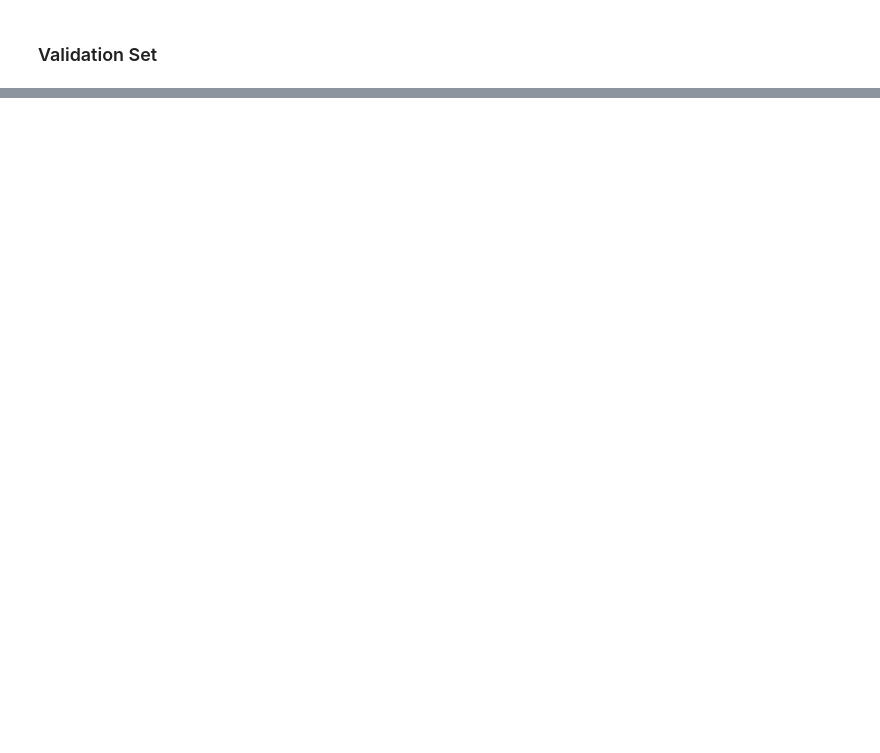
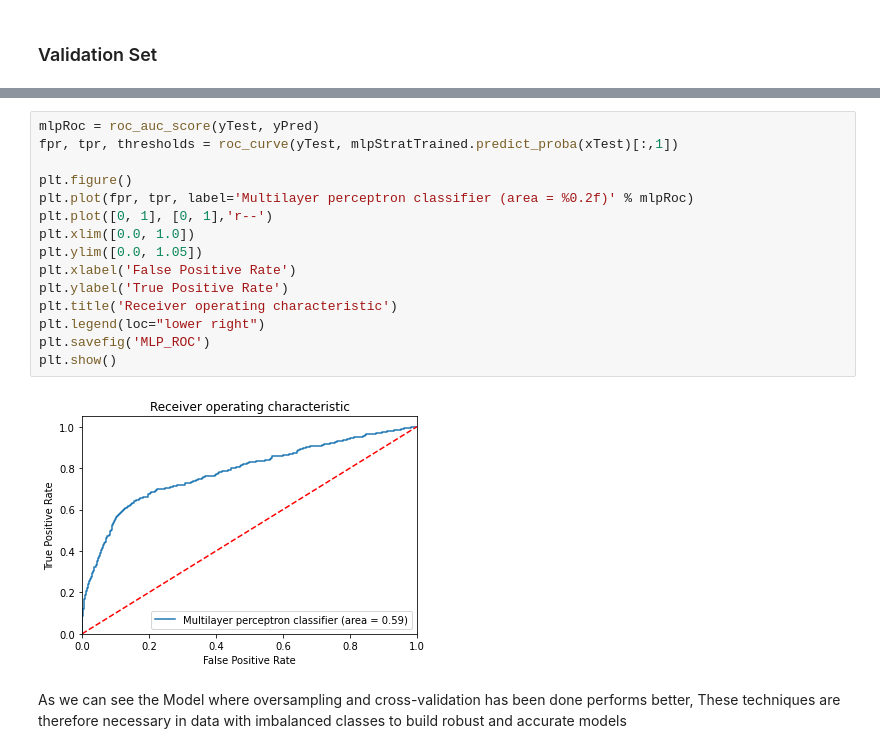
Before and after one commit to Jabor047/10acadWeek6, a Jupyter notebook: notebooks/Week 6 notebook.ipynb, the cells around one changed output, grey strips where cells are left out. Cells and saved outputs as stored; diff of their text form; blank space fills up the shorter version.

```diff
--- a/notebooks/Week 6 notebook.ipynb
+++ b/notebooks/Week 6 notebook.ipynb
@@ -1162,0 +1208,19 @@ plt.show()
+# %%
+mlpRoc = roc_auc_score(yTest, yPred)
+fpr, tpr, thresholds = roc_curve(yTest, mlpStratTrained.predict_proba(xTest)[:,1])
+
+plt.figure()
+plt.plot(fpr, tpr, label='Multilayer perceptron classifier (area = %0.2f)' % mlpRoc)
+plt.plot([0, 1], [0, 1],'r--')
+plt.xlim([0.0, 1.0])
+plt.ylim([0.0, 1.05])
+plt.xlabel('False Positive Rate')
+plt.ylabel('True Positive Rate')
+plt.title('Receiver operating characteristic')
+plt.legend(loc="lower right")
+plt.savefig('MLP_ROC')
+plt.show()
+# %% [output]
+[figure, added]
+# %% [markdown]
+As we can see the Model where oversampling and cross-validation has been done performs better, These techniques are therefore necessary in data with imbalanced classes to build robust and accurate models
```
Also changed, not shown: parts of 18 cells of this notebook, 5 other files.
